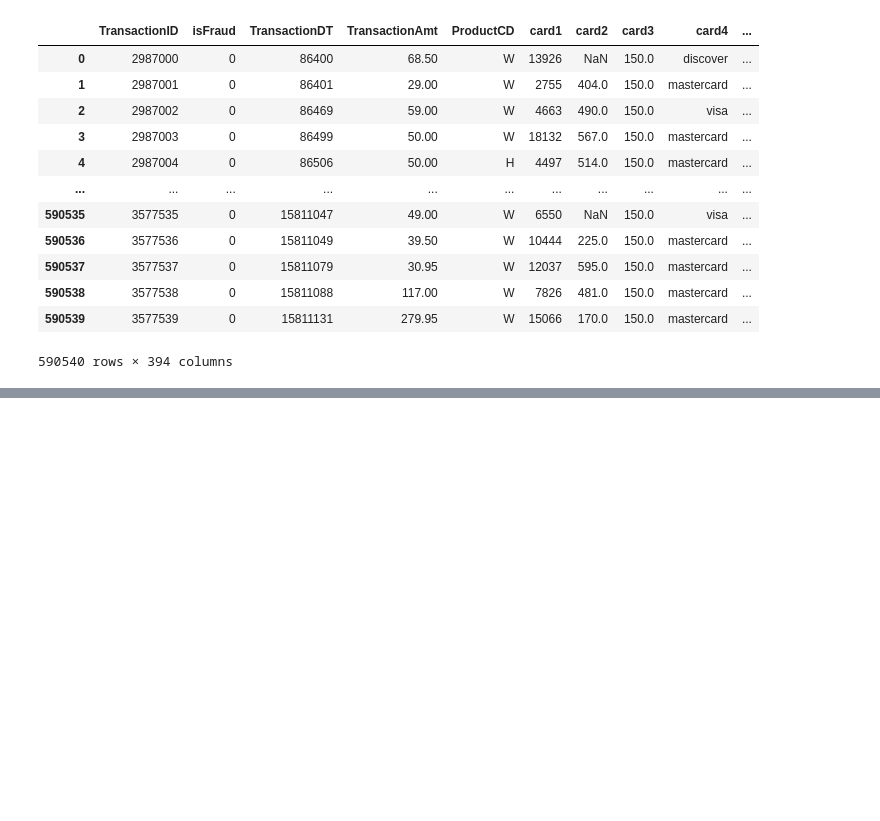
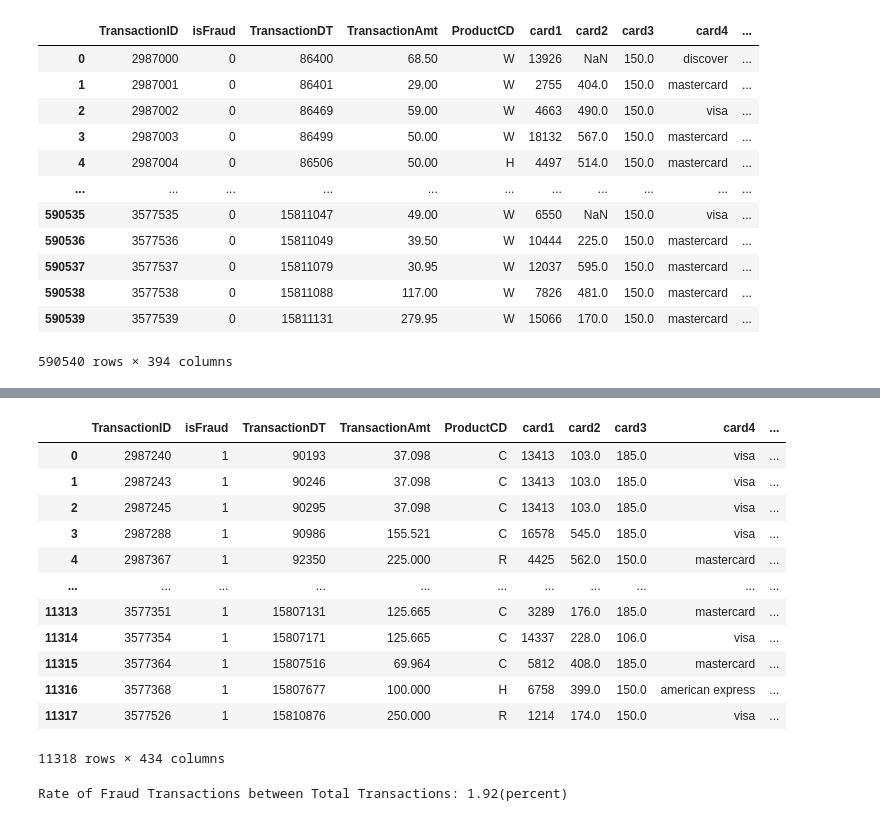
Before and after one commit to choseyi/IEEE-CIS_Fraud_Detection, a Jupyter notebook: src/main.ipynb, the cells around one changed output, grey strips where cells are left out. Drawn from its saved outputs; the diff is of its cells as text; code cells hidden in the pictures; blank space fills up the shorter version.

```diff
--- a/src/main.ipynb
+++ b/src/main.ipynb
@@ -45,0 +178,21 @@ display(train_trsc)
+# %%
+frauds = inner[inner.isFraud == 1].reset_index(drop=True)
+frauds
+# %% [output]
+|  | TransactionID | isFraud | TransactionDT | TransactionAmt | ProductCD | card1 | card2 | card3 | card4 | ... |
+| 0 | 2987240 | 1 | 90193 | 37.098 | C | 13413 | 103.0 | 185.0 | visa | ... |
+| 1 | 2987243 | 1 | 90246 | 37.098 | C | 13413 | 103.0 | 185.0 | visa | ... |
+| 2 | 2987245 | 1 | 90295 | 37.098 | C | 13413 | 103.0 | 185.0 | visa | ... |
+| 3 | 2987288 | 1 | 90986 | 155.521 | C | 16578 | 545.0 | 185.0 | visa | ... |
+| 4 | 2987367 | 1 | 92350 | 225.000 | R | 4425 | 562.0 | 150.0 | mastercard | ... |
+| ... | ... | ... | ... | ... | ... | ... | ... | ... | ... | ... |
+| 11313 | 3577351 | 1 | 15807131 | 125.665 | C | 3289 | 176.0 | 185.0 | mastercard | ... |
+| 11314 | 3577354 | 1 | 15807171 | 125.665 | C | 14337 | 228.0 | 106.0 | visa | ... |
+| 11315 | 3577364 | 1 | 15807516 | 69.964 | C | 5812 | 408.0 | 185.0 | mastercard | ... |
+| 11316 | 3577368 | 1 | 15807677 | 100.000 | H | 6758 | 399.0 | 150.0 | american express | ... |
+| 11317 | 3577526 | 1 | 15810876 | 250.000 | R | 1214 | 174.0 | 150.0 | visa | ... |
+11318 rows × 434 columns
+# %%
+print('Rate of Fraud Transactions between Total Transactions: %.2f(percent)' % (len(frauds) / len(train_trsc) * 100))
+# %% [output]
+Rate of Fraud Transactions between Total Transactions: 1.92(percent)
```
Also changed, not shown: parts of 12 cells of this notebook.
